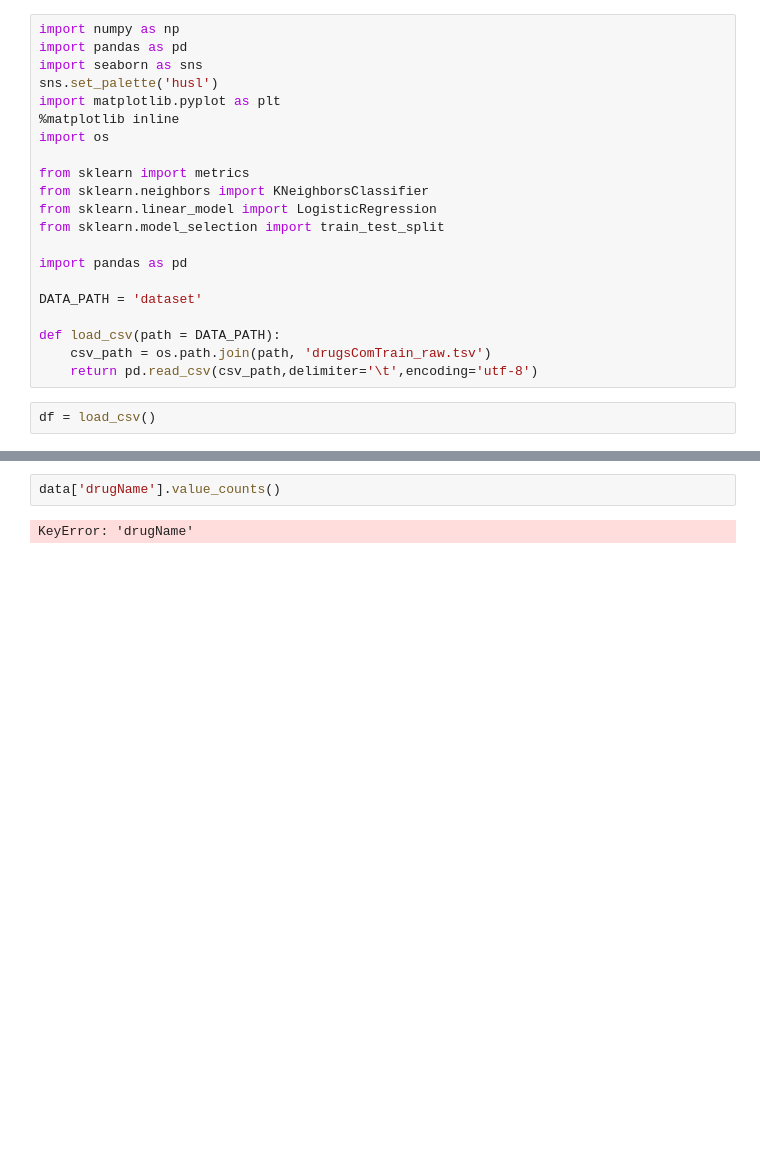
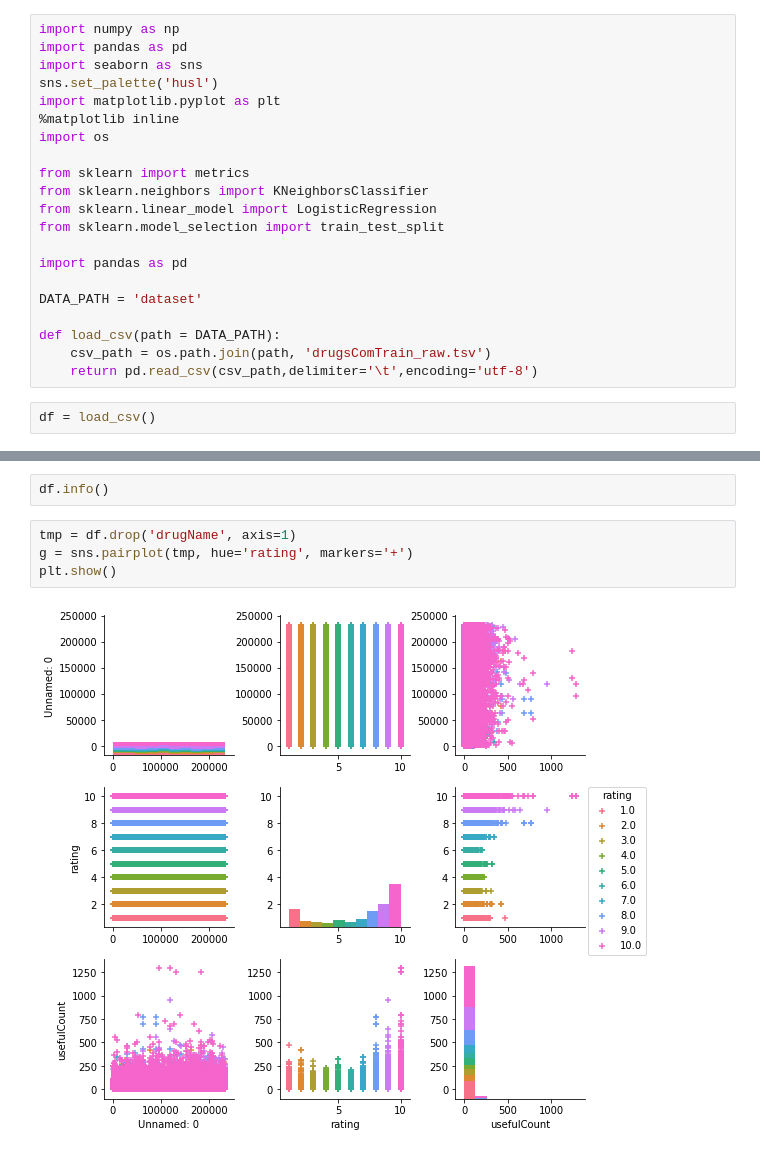
Before and after one commit to diogomotapinto/IART-Vision, a Jupyter notebook: Project.ipynb, the cells around one changed output, grey strips where cells are left out. Saved outputs shown, nothing was run; the diff lists cells and outputs as text; blank space fills up the shorter version.

```diff
--- a/Project.ipynb
+++ b/Project.ipynb
@@ -33,4 +33,8 @@ df.head()
-# %%
-data['drugName'].value_counts()
-# %% [output]
-KeyError: 'drugName'
+# %%
+df.info()
+# %%
+tmp = df.drop('drugName', axis=1)
+g = sns.pairplot(tmp, hue='rating', markers='+')
+plt.show()
+# %% [output]
+[figure, added]
```
Also changed, not shown: parts of 6 cells of this notebook.
